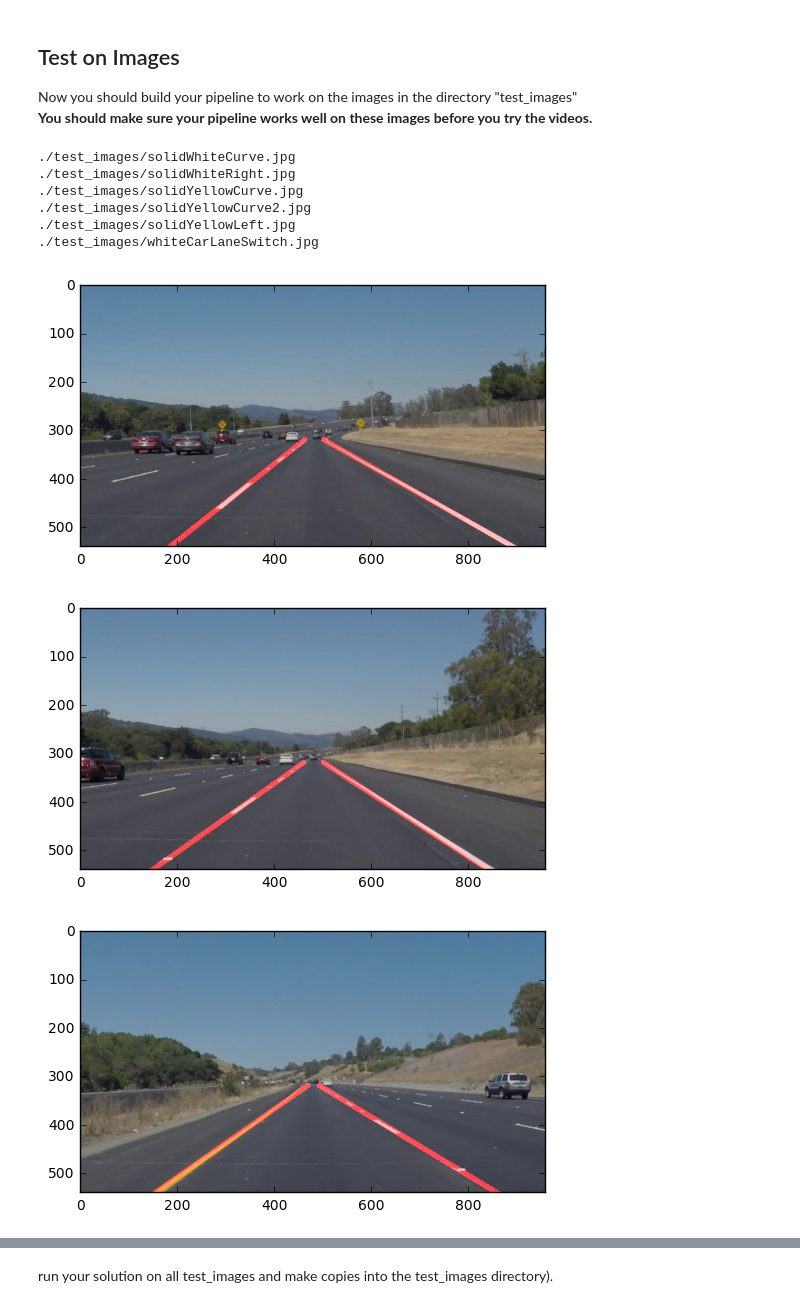
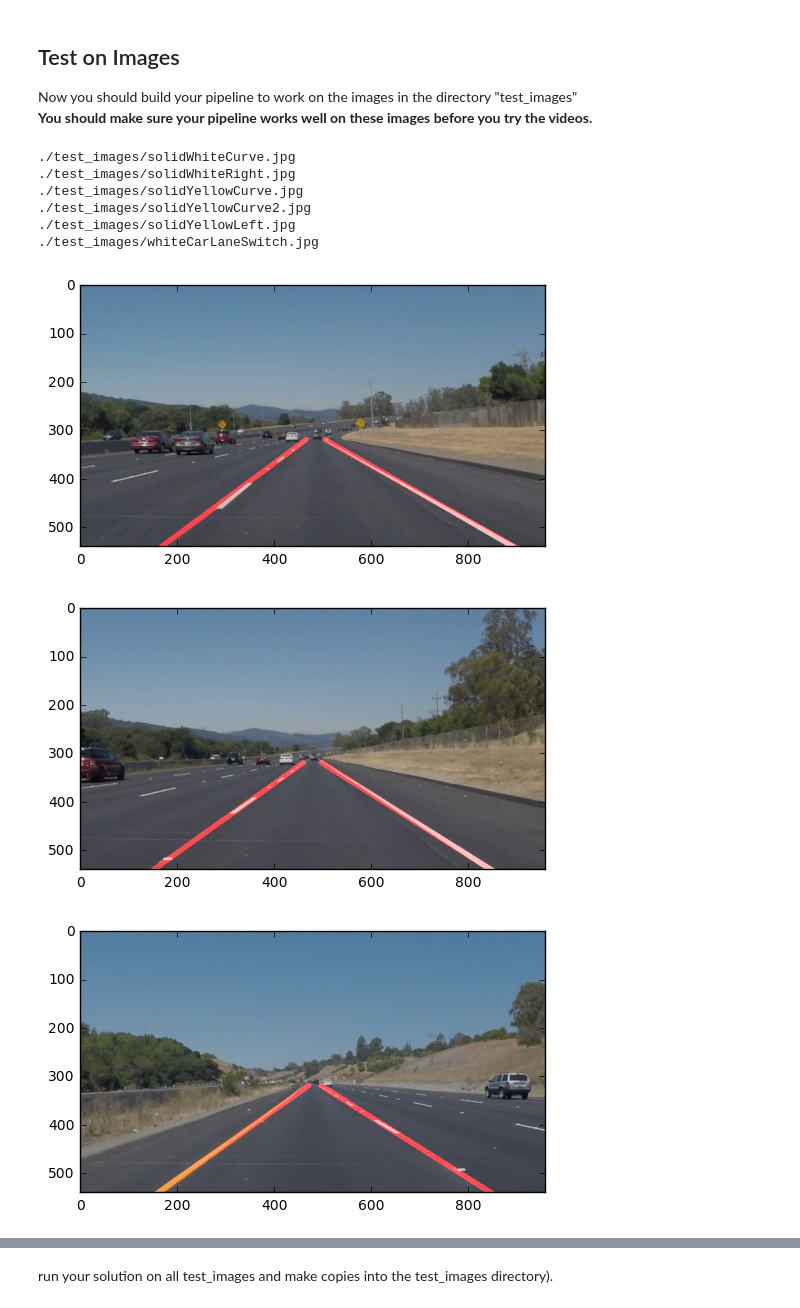
Before and after one commit to ksakmann/Canny-Edge-Lane-Line-Detector, a Jupyter notebook: CarND-LaneLines-P1/P1.ipynb, the cells around one changed output, grey strips where cells are left out. Cells and saved outputs as stored; diff of their text form; code cells hidden in the pictures.

```diff
--- a/CarND-LaneLines-P1/P1.ipynb
+++ b/CarND-LaneLines-P1/P1.ipynb
@@ -212,6 +248,7 @@ Now you should build your pipeline to work on the images in the directory "test_
 **You should make sure your pipeline works well on these images before you try the videos.**
 # %%
 import os
+
 test_folder="./test_images/"
 images=["solidWhiteCurve.jpg",
 "solidWhiteRight.jpg",
@@ -221,6 +258,9 @@ images=["solidWhiteCurve.jpg",
 "whiteCarLaneSwitch.jpg"]
 
 for im in images:
+
+    prev_lvals = []
+    prev_rvals = []
     filename=test_folder+im
     print(filename)
     img = mpimg.imread(filename)
@@ -241,37 +281,37 @@ for im in images:
     ignore_mask_color = 255
     imshape = img.shape
     vertices = np.array([[(0,imshape[0]),(0.45*imshape[1], 0.62*imshape[0]),
                     (0.55*imshape[1], 0.62*imshape[0]), (imshape[1],imshape[0])]],
                     dtype=np.int32)
     masked_img = region_of_interest(edges, vertices)
 
     # Define the Hough transform parameters
     # Make a blank the same size as our image to draw on
     rho = 3 # distance resolution in pixels of the Hough grid
     theta = np.pi/180    # angular resolution in radians of the Hough grid
-    threshold = 30       # minimum number of votes (intersections in Hough grid cell)
-    min_line_len = 20    # minimum number of pixels making up a line
-    max_line_gap = 10    # maximum gap in pixels between connectable line segments
+    threshold = 50       # minimum number of votes (intersections in Hough grid cell)
+    min_line_len = 50    # minimum number of pixels making up a line
+    max_line_gap = 50    # maximum gap in pixels between connectable line segments
 
     # get the Hough lines
     line_img = hough_lines(masked_img, rho, theta, threshold, min_line_len, max_line_gap)
 
     # Create a "color" binary image to combine with original image
     color_edges = np.dstack((line_img,line_img*0,line_img*0))
 
     lines_edges  = weighted_img(color_edges, img, α=0.8, β=1., λ=0.)
     plt.figure()
     imageName = filename.replace('.jpg','WithLanes.jpg')
     mpimg.imsave(fname=imageName,arr=lines_edges,format='jpg')
     plt.imshow(lines_edges)
 # %% [output]
 ./test_images/solidWhiteCurve.jpg
 ./test_images/solidWhiteRight.jpg
 ./test_images/solidYellowCurve.jpg
 ./test_images/solidYellowCurve2.jpg
 ./test_images/solidYellowLeft.jpg
 ./test_images/whiteCarLaneSwitch.jpg
-[figure, old version]
+[figure, new version]
 [figure]
 [figure]
 [figure]
```
Also changed, not shown: parts of 6 cells of this notebook, 9 other files.
